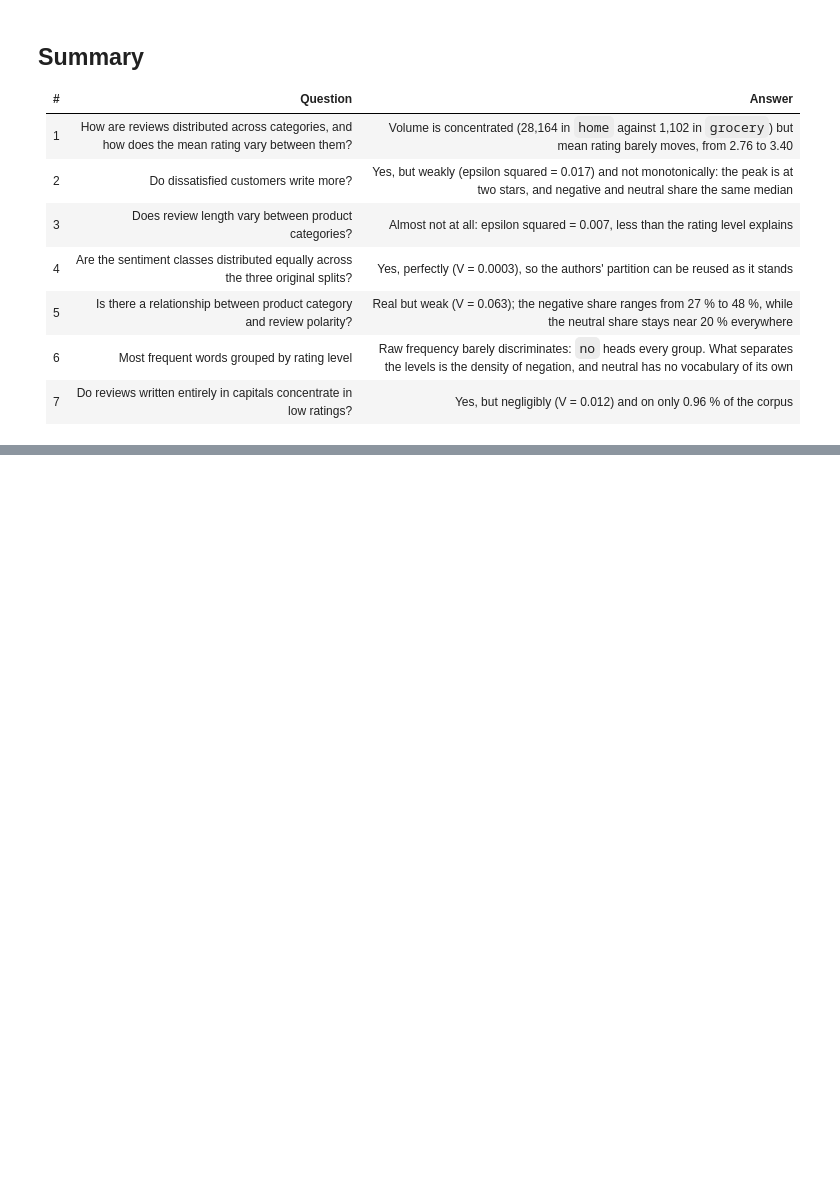
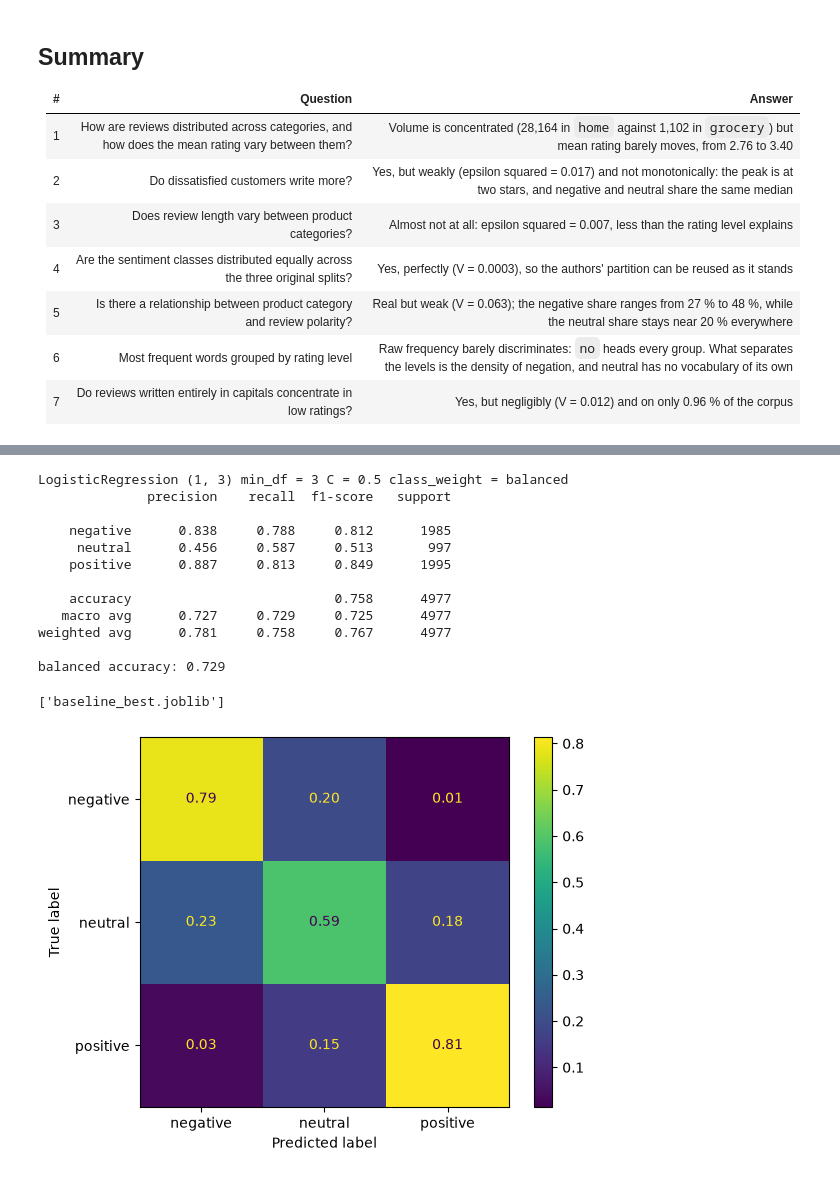
Before and after one commit to AlejandroBeldaFernandez/Amazon-Reviews-Spanish, a Jupyter notebook: Amazon_Reviews.ipynb, the cells around one changed output, grey strips where cells are left out. Saved outputs shown, nothing was run; the diff lists cells and outputs as text; code cells hidden in the pictures; blank space fills up the shorter version.

```diff
--- a/Amazon_Reviews.ipynb
+++ b/Amazon_Reviews.ipynb
@@ -1449,0 +1528,29 @@ rather than counts, since the neutral class holds half as many reviews as the ot
+# %%
+text_train = X_train['title_clean'] + ' ' + X_train['body_clean']
+text_test   = X_test['title_clean'] + ' ' + X_test['body_clean']
+text_val = X_val['title_clean'] + ' ' + X_val['body_clean']
+# %%
+
+pipe = Pipeline([
+    ('tfidf', TfidfVectorizer()),
+    ('clf', None),
+])
+# %%
+grids = [
+    {
+        'clf': [LogisticRegression(max_iter=1000, random_state=seed)],
+        'clf__C': [0.5, 1, 5],
+        'clf__class_weight': [None, 'balanced'],
+        'tfidf__ngram_range': [(1, 1), (1, 2), (1,3)],
+        'tfidf__min_df': [3, 5],
+        'tfidf__sublinear_tf': [False, True]
+    },
+    {
+        'clf': [LinearSVC(random_state=seed)],
+        'clf__C': [0.1, 0.5, 1],
+        'clf__class_weight': [None, 'balanced'],
+        'tfidf__ngram_range': [(1, 1), (1, 2), (1,3)],
+        'tfidf__min_df': [3, 5],
+        'tfidf__sublinear_tf': [False, True]
+    },
+]
@@ -1449,0 +1619,29 @@ rather than counts, since the neutral class holds half as many reviews as the ot
+# %%
+best = max(rows, key=lambda r: r['macro_f1'])
+print(best['model'], best['ngram_range'], 'min_df =', best['min_df'],
+      'C =', best['C'], 'class_weight =', best['class_weight'])
+
+pipe.set_params(**best['params'])
+pipe.fit(text_train, y_train)
+pred = pipe.predict(text_val)
+
+print(classification_report(y_val, pred, digits=3))
+print('balanced accuracy:', round(balanced_accuracy_score(y_val, pred), 3))
+ConfusionMatrixDisplay.from_predictions(y_val, pred, normalize='true', values_format='.2f')
+
+joblib.dump(pipe, 'baseline_best.joblib')
+# %% [output]
+LogisticRegression (1, 3) min_df = 3 C = 0.5 class_weight = balanced
+              precision    recall  f1-score   support
+
+    negative      0.838     0.788     0.812      1985
+     neutral      0.456     0.587     0.513       997
+    positive      0.887     0.813     0.849      1995
+
+    accuracy                          0.758      4977
+   macro avg      0.727     0.729     0.725      4977
+weighted avg      0.781     0.758     0.767      4977
+
+balanced accuracy: 0.729
+['baseline_best.joblib']
+[figure, added]
```
Also changed, not shown: parts of 13 cells of this notebook, 1 other file.
